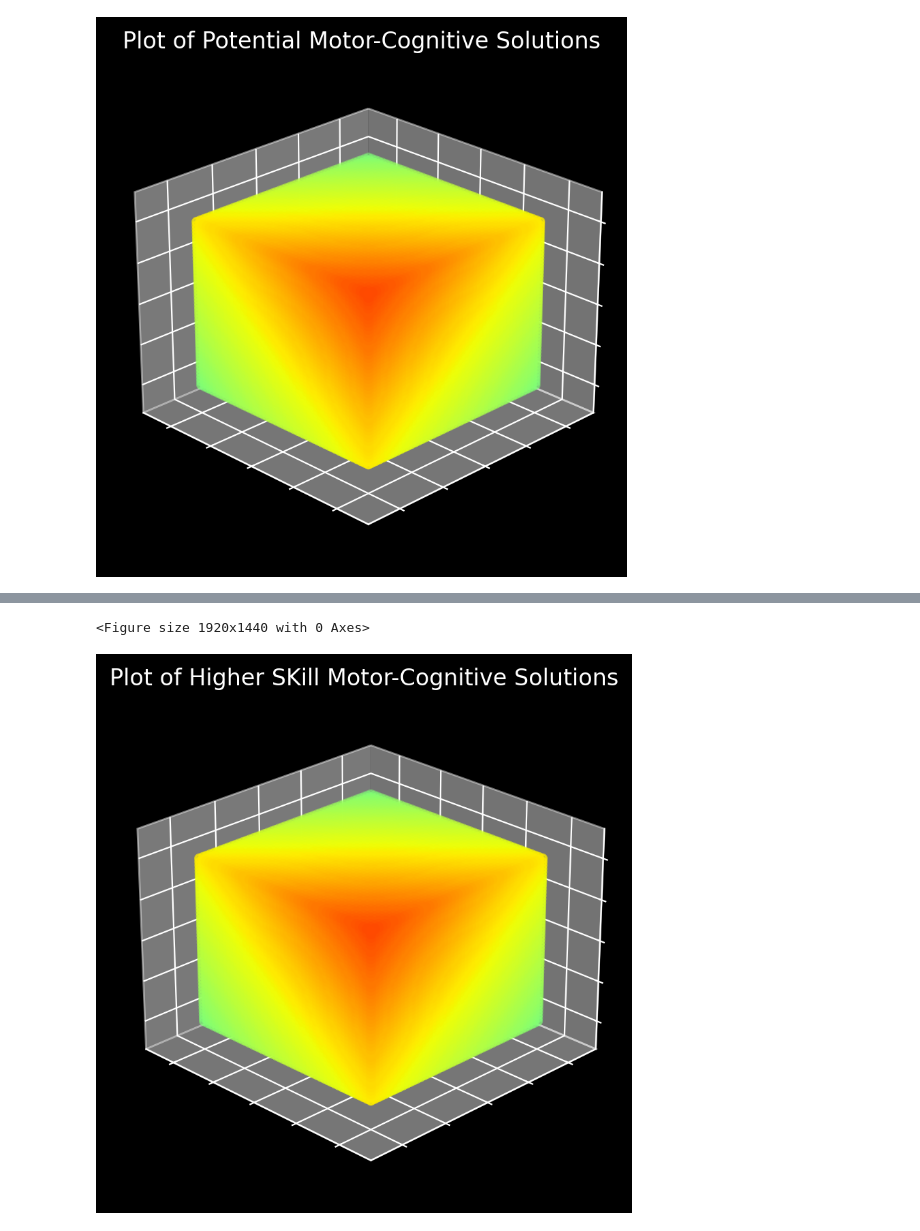
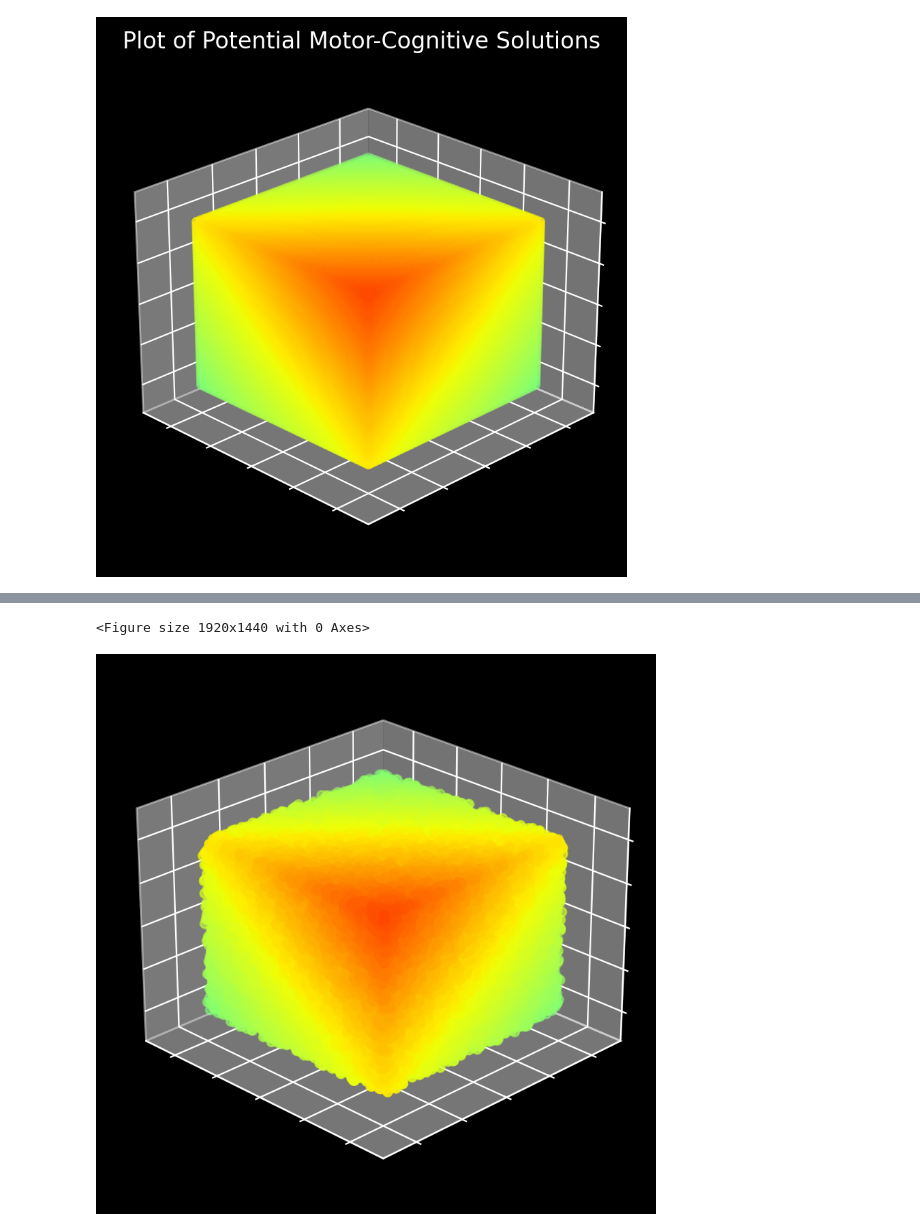
Before and after one commit to TCadeAbrams/complexity-dual-task-conceptual, a Jupyter notebook: conceptual-graphic.ipynb, the cells around one changed output, grey strips where cells are left out. Cells and saved outputs as stored; diff of their text form; code cells hidden in the pictures.

```diff
--- a/conceptual-graphic.ipynb
+++ b/conceptual-graphic.ipynb
@@ -98,11 +98,11 @@ if __name__ == "__main__":
     L=1
     x_C=0.0;y_C=0.0;z_C=0.0;
     # Set XYZ Plotting Grid
-    a1=x_C-L;b1=x_C+L; # dividing by 1.2 creates a smaller cube
+    a1=x_C-L;b1=x_C+L; # dividing by 1.5 creates a smaller cube
     a2=y_C-L;b2=y_C+L;
     a3=z_C-L;b3=z_C+L;
 
-    n=50;
+    n=100;
     NT=n**3
 
 
@@ -110,7 +110,7 @@ if __name__ == "__main__":
     ##The following if statement determines whether you want to use a random grid R=1
     ## or a uniform grid R=0
 
-    grid_flag=1
+    grid_flag=0
 
     if grid_flag==0:
        ## Random Grid
@@ -212,7 +351,7 @@ def MakePlot(xx,yy,zz,ww,cmapO=cm.jet):
     #cbar.draw_all()
 
     ## Make Title for plot
-    ax.set_title(r'Plot of Higher SKill Motor-Cognitive Solutions')
+    #ax.set_title(r'Plot of Higher SKill Motor-Cognitive Solutions')
 
     ##Plot x, y, and z axis useful for visual referencing when viewing the plot
     eps=.3
@@ -235,7 +374,7 @@ def MakePlot(xx,yy,zz,ww,cmapO=cm.jet):
     ax.grid(True)
 
     # save figure
-    plt.savefig("high_skill_conceptual_cube.png", dpi=300)
+    #plt.savefig("high_skill_conceptual_cube.png", dpi=300)
 
 if __name__ == "__main__":
 
@@ -256,40 +395,40 @@ if __name__ == "__main__":
     ##The following if statement determines whether you want to use a random grid R=1
     ## or a uniform grid R=0
 
-    grid_flag=1
+    grid_flag=0
 
     if grid_flag==0:
        ## Random Grid
        xx=np.random.uniform(a1,b1,NT);
        yy=np.random.uniform(a2,b2,NT);
        zz=np.random.uniform(a3,b3,NT)
     else:
         ## Even Grid
         x = np.linspace(a1,b1,n);
         y = np.linspace(a2,b2,n);
         z = np.linspace(a3,b3,n);
 
         X, Y, Z = np.meshgrid(x, y, z, indexing='ij', sparse=False)
 
         xx=X.reshape(X.size);yy=Y.reshape(Y.size);zz=Z.reshape(Z.size);
 
 
 
     ## The following code defines the function of 3 variables that we wish to visualize
     ## This can be replaced with the flattened data array that you wish to plot
 
     def f(x,y,z):
         return x*y*z*np.exp(-(x**2+y**2+z**2))
 
     ww=f(xx,yy,zz)
     ww[np.isinf(ww)]=np.nan
 
 
     MakePlot(xx,yy,zz,ww)
     plt.show()
 # %% [output]
 <Figure size 1920x1440 with 0 Axes>
-[figure, old version]
+[figure, new version]
 # %%
 import numpy as np
 import matplotlib.pyplot as plt
```
Also changed, not shown: parts of 2 cells of this notebook, 7 other files.
